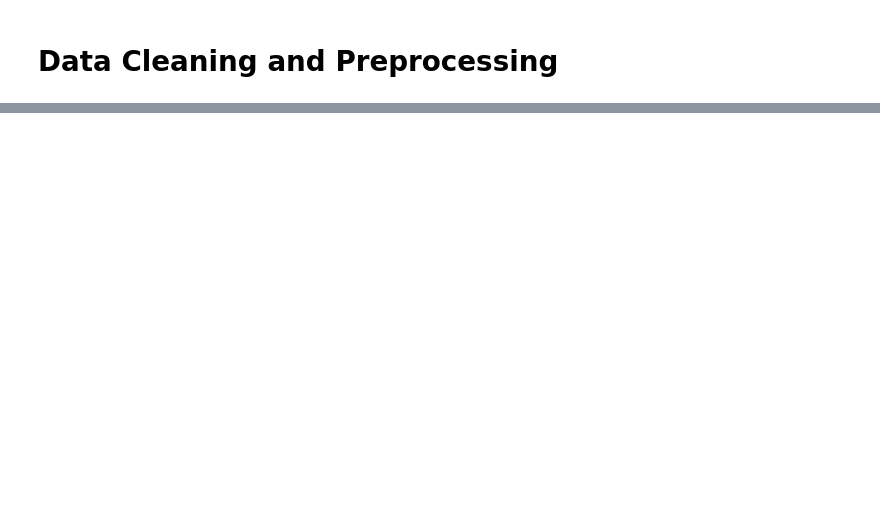
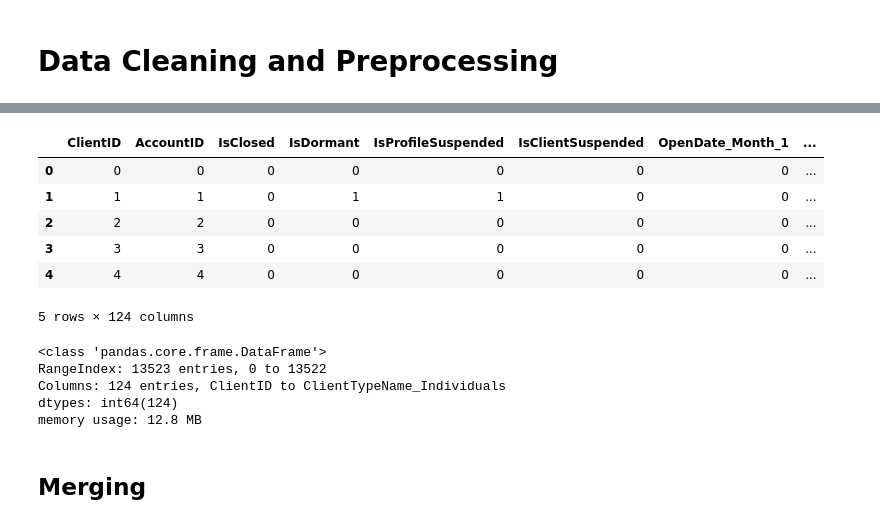
Before and after one commit to useframi1/SU-EFG, a Jupyter notebook: data-processing-script.ipynb, the cells around one changed output, grey strips where cells are left out. Saved outputs shown, nothing was run; the diff lists cells and outputs as text; code cells hidden in the pictures; blank space fills up the shorter version.

```diff
--- a/data-processing-script.ipynb
+++ b/data-processing-script.ipynb
@@ -198,0 +421,47 @@ agg_orders.head()
+# %%
+# Convert the BirthDate column to datetime
+clients_df["BirthDate"] = pd.to_datetime(clients_df["BirthDate"], format="%Y-%m-%d")
+
+# Create the Month and Year columns
+clients_df["BirthDate_Month"] = clients_df["BirthDate"].dt.month
+clients_df["BirthDate_Year"] = clients_df["BirthDate"].dt.year
+
+# Convert the type to int
+clients_df["BirthDate_Month"] = clients_df["BirthDate_Month"].astype(int)
+clients_df["BirthDate_Year"] = clients_df["BirthDate_Year"].astype(int)
+
+# One-hot-encode the Month and the Year columns
+clients_df = pd.get_dummies(
+    clients_df, columns=["BirthDate_Month", "BirthDate_Year"], dtype=int
+)
+
+# Drop the unnecessary columns
+clients_df.drop(columns=["BirthDate"], inplace=True)
+# %%
+clients_df = pd.get_dummies(
+    clients_df, columns=["Gender", "Risk Rate", "Client Type Name"], dtype=int
+)
+# %%
+clients_df.drop(columns=["Company Name"], inplace=True)
+# %%
+clients_df.rename(columns=lambda x: x.replace(" ", ""), inplace=True)
+# %%
+clients_df.head()
+# %% [output]
+|  | ClientID | AccountID | IsClosed | IsDormant | IsProfileSuspended | IsClientSuspended | OpenDate_Month_1 | ... |
+| 0 | 0 | 0 | 0 | 0 | 0 | 0 | 0 | ... |
+| 1 | 1 | 1 | 0 | 1 | 1 | 0 | 0 | ... |
+| 2 | 2 | 2 | 0 | 0 | 0 | 0 | 0 | ... |
+| 3 | 3 | 3 | 0 | 0 | 0 | 0 | 0 | ... |
+| 4 | 4 | 4 | 0 | 0 | 0 | 0 | 0 | ... |
+5 rows × 124 columns
+# %%
+clients_df.info()
+# %% [output]
+<class 'pandas.core.frame.DataFrame'>
+RangeIndex: 13523 entries, 0 to 13522
+Columns: 124 entries, ClientID to ClientTypeName_Individuals
+dtypes: int64(124)
+memory usage: 12.8 MB
+# %% [markdown]
+## Merging
```
Also changed, not shown: parts of 34 cells of this notebook, 1 other file.
